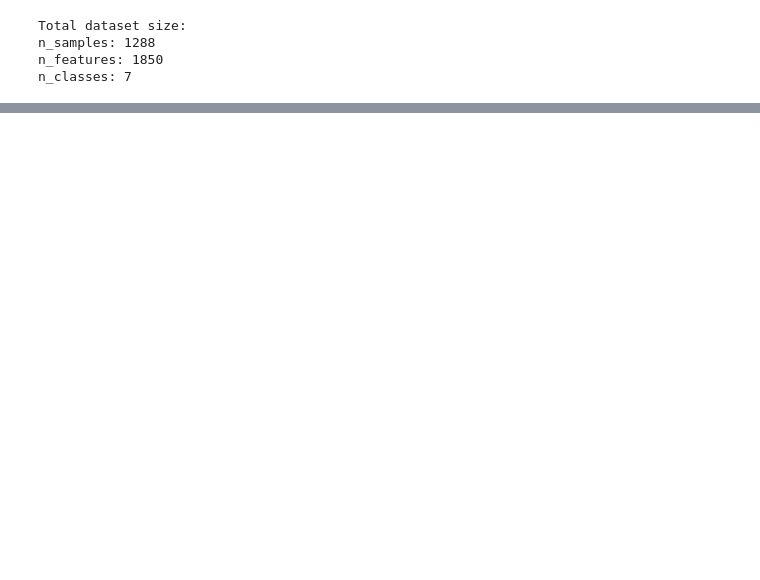
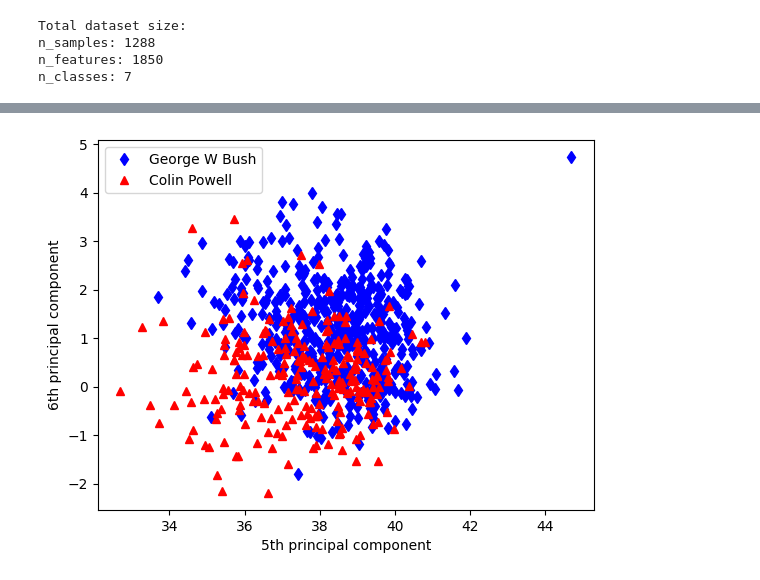
Before and after one commit to kslote1/Data-Driven-Dynamics, a Jupyter notebook: chapter_one/eigenfaces.ipynb, the cells around one changed output, grey strips where cells are left out. Cells and saved outputs as stored; diff of their text form; code cells hidden in the pictures; blank space fills up the shorter version.

```diff
--- a/chapter_one/eigenfaces.ipynb
+++ b/chapter_one/eigenfaces.ipynb
@@ -44,0 +69,34 @@ plt.imshow(lfw_people.images[40])
+# %%
+# Indices for George Bush and Colin Powell
+bush_name = np.where(target_names == 'George W Bush')[0][0]
+powell_name = np.where(target_names == 'Colin Powell')[0][0]
+
+# Find indices where target names match George Bush and Colin Powell
+bush_indices = [i for i, name in enumerate(lfw_people.target) if name == bush_name]
+powell_indices = [i for i, name in enumerate(lfw_people.target) if name == powell_name]
+
+# Extracting columns corresponding to George Bush and Colin Powell
+bush_images = X[:, bush_indices]
+powell_images = X[:, powell_indices]
+
+# Subtract the mean face
+# Correct tiling for subtracting the mean
+X = X - np.tile(X_mean, (X.shape[1], 1)).T
+bush_images -= np.tile(X_mean, (bush_images.shape[1], 1)).T
+powell_images -= np.tile(X_mean, (powell_images.shape[1], 1)).T
+
+pca_modes = [3, 5]
+# Projection
+pca_bush = U[:, pca_modes].T @ bush_images
+pca_powell = U[:, pca_modes].T @ powell_images
+
+# Plotting
+plt.plot(pca_bush[0, :], pca_bush[1, :], 'd', color='blue', label='George W Bush')
+plt.plot(pca_powell[0, :], pca_powell[1, :], '^', color='red', label='Colin Powell')
+
+plt.xlabel('5th principal component')
+plt.ylabel('6th principal component')
+plt.legend()
+plt.show()
+# %% [output]
+[figure, added]
```
Also changed, not shown: parts of 6 cells of this notebook.
